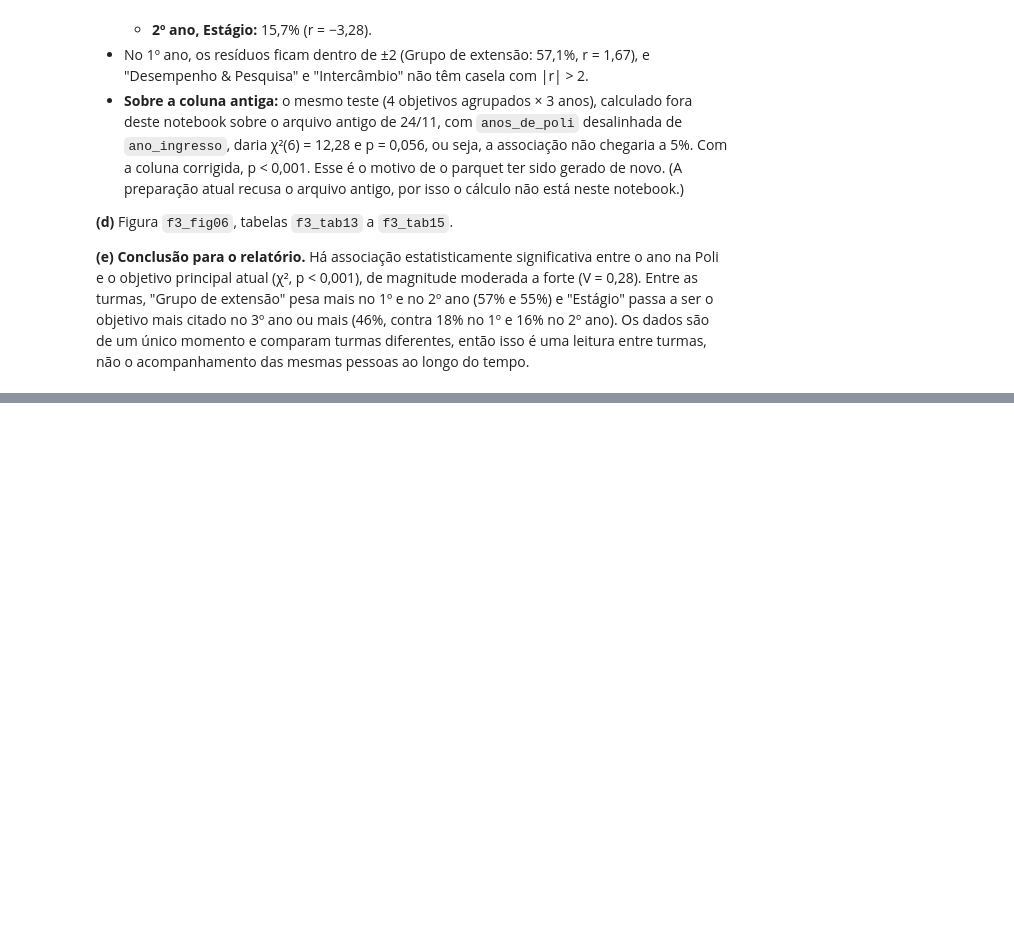
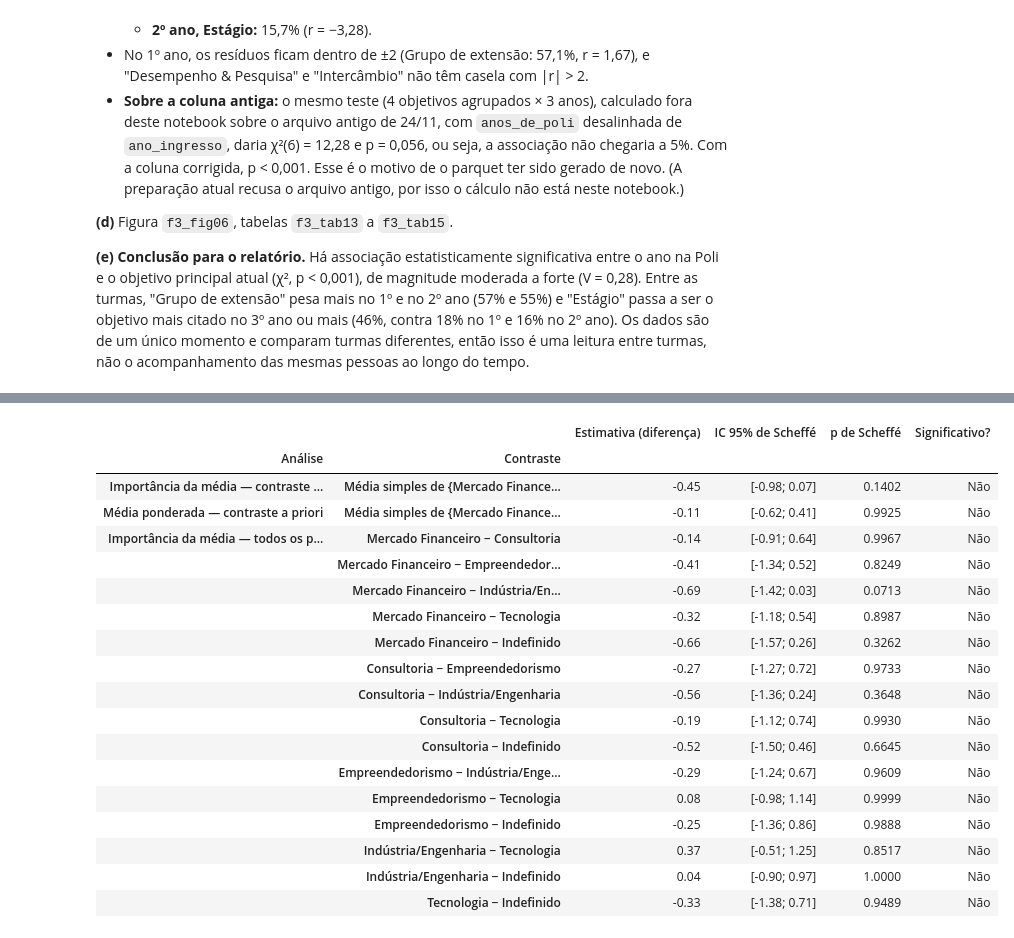
Before and after one commit to psallescard/estudo-grupos-de-extensao, a Jupyter notebook: notebooks/02_Carreira_Trajetoria_Objetivos.ipynb, the cells around one changed output, grey strips where cells are left out. Saved outputs shown, nothing was run; the diff lists cells and outputs as text; code cells hidden in the pictures; blank space fills up the shorter version.

```diff
--- a/notebooks/02_Carreira_Trajetoria_Objetivos.ipynb
+++ b/notebooks/02_Carreira_Trajetoria_Objetivos.ipynb
@@ -433,0 +486,30 @@ plot_stacked_shares(p4_observed, "Objetivo principal atual, por ano na Poli", "O
+# %%
+p6_scheffe = pd.concat({
+    "Importância da média — contraste a priori": scheffe_contrasts(df, "importancia_media", "area_pretendida",
+                                                                    CAREER_CONTRASTS),
+    "Média ponderada — contraste a priori": scheffe_contrasts(df, "media_ponderada_num", "area_pretendida",
+                                                              CAREER_CONTRASTS),
+    "Importância da média — todos os pares": scheffe_contrasts(df, "importancia_media", "area_pretendida"),
+}, names=["Análise", "Contraste"])
+p6_scheffe.to_csv(TAB_DIR / "f3_tab18_p6_scheffe.csv")
+p6_scheffe
+# %% [output]
+|  |  | Estimativa (diferença) | IC 95% de Scheffé | p de Scheffé | Significativo? |
+| Análise | Contraste |  |  |  |  |
+| Importância da média — contraste ... | Média simples de {Mercado Finance... | -0.45 | [-0.98; 0.07] | 0.1402 | Não |
+| Média ponderada — contraste a priori | Média simples de {Mercado Finance... | -0.11 | [-0.62; 0.41] | 0.9925 | Não |
+| Importância da média — todos os p... | Mercado Financeiro − Consultoria | -0.14 | [-0.91; 0.64] | 0.9967 | Não |
+|  | Mercado Financeiro − Empreendedor... | -0.41 | [-1.34; 0.52] | 0.8249 | Não |
+|  | Mercado Financeiro − Indústria/En... | -0.69 | [-1.42; 0.03] | 0.0713 | Não |
+|  | Mercado Financeiro − Tecnologia | -0.32 | [-1.18; 0.54] | 0.8987 | Não |
+|  | Mercado Financeiro − Indefinido | -0.66 | [-1.57; 0.26] | 0.3262 | Não |
+|  | Consultoria − Empreendedorismo | -0.27 | [-1.27; 0.72] | 0.9733 | Não |
+|  | Consultoria − Indústria/Engenharia | -0.56 | [-1.36; 0.24] | 0.3648 | Não |
+|  | Consultoria − Tecnologia | -0.19 | [-1.12; 0.74] | 0.9930 | Não |
+|  | Consultoria − Indefinido | -0.52 | [-1.50; 0.46] | 0.6645 | Não |
+|  | Empreendedorismo − Indústria/Enge... | -0.29 | [-1.24; 0.67] | 0.9609 | Não |
+|  | Empreendedorismo − Tecnologia | 0.08 | [-0.98; 1.14] | 0.9999 | Não |
+|  | Empreendedorismo − Indefinido | -0.25 | [-1.36; 0.86] | 0.9888 | Não |
+|  | Indústria/Engenharia − Tecnologia | 0.37 | [-0.51; 1.25] | 0.8517 | Não |
+|  | Indústria/Engenharia − Indefinido | 0.04 | [-0.90; 0.97] | 1.0000 | Não |
+|  | Tecnologia − Indefinido | -0.33 | [-1.38; 0.71] | 0.9489 | Não |
```
Also changed, not shown: parts of 5 cells of this notebook, 5 other files.
